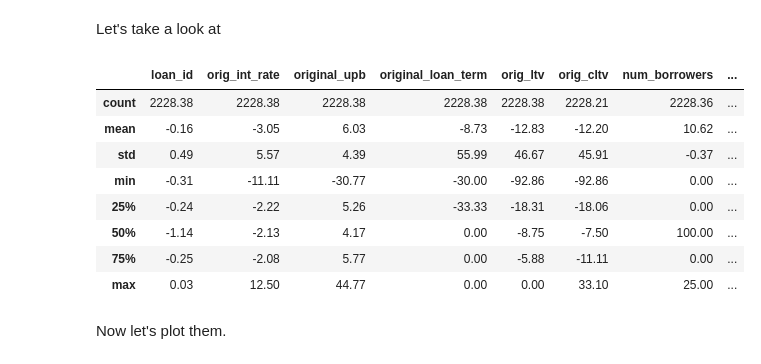
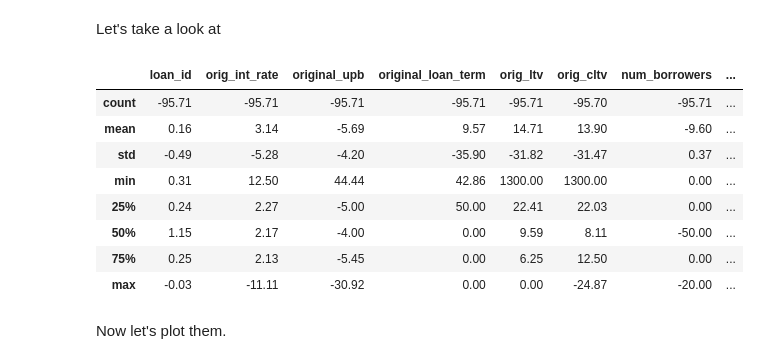
Before and after one commit to jcabiles/AnalysisPractice, a Jupyter notebook: foreclosed_loans_analysis/Analysis of Foreclosed Loans.ipynb, the cells around one changed output. Cells and saved outputs as stored; diff of their text form; code cells hidden in the pictures.

Commit message:
Compare summaries of good vs bad loans

```diff
--- a/foreclosed_loans_analysis/Analysis of Foreclosed Loans.ipynb
+++ b/foreclosed_loans_analysis/Analysis of Foreclosed Loans.ipynb
@@ -134,18 +134,18 @@ bad_loans_stats
 Let's take a look at
 # %%
 # compare difference between dataframes
-df = good_loans_stats.div(bad_loans_stats).sub(1).mul(100)
-df
+compare_stats = bad_loans_stats.div(good_loans_stats).sub(1).mul(100)
+compare_stats
 # %% [output]
 |  | loan_id | orig_int_rate | original_upb | original_loan_term | orig_ltv | orig_cltv | num_borrowers | ... |
-| count | 2228.38 | 2228.38 | 2228.38 | 2228.38 | 2228.38 | 2228.21 | 2228.36 | ... |
-| mean | -0.16 | -3.05 | 6.03 | -8.73 | -12.83 | -12.20 | 10.62 | ... |
-| std | 0.49 | 5.57 | 4.39 | 55.99 | 46.67 | 45.91 | -0.37 | ... |
-| min | -0.31 | -11.11 | -30.77 | -30.00 | -92.86 | -92.86 | 0.00 | ... |
-| 25% | -0.24 | -2.22 | 5.26 | -33.33 | -18.31 | -18.06 | 0.00 | ... |
-| 50% | -1.14 | -2.13 | 4.17 | 0.00 | -8.75 | -7.50 | 100.00 | ... |
-| 75% | -0.25 | -2.08 | 5.77 | 0.00 | -5.88 | -11.11 | 0.00 | ... |
-| max | 0.03 | 12.50 | 44.77 | 0.00 | 0.00 | 33.10 | 25.00 | ... |
+| count | -95.71 | -95.71 | -95.71 | -95.71 | -95.71 | -95.70 | -95.71 | ... |
+| mean | 0.16 | 3.14 | -5.69 | 9.57 | 14.71 | 13.90 | -9.60 | ... |
+| std | -0.49 | -5.28 | -4.20 | -35.90 | -31.82 | -31.47 | 0.37 | ... |
+| min | 0.31 | 12.50 | 44.44 | 42.86 | 1300.00 | 1300.00 | 0.00 | ... |
+| 25% | 0.24 | 2.27 | -5.00 | 50.00 | 22.41 | 22.03 | 0.00 | ... |
+| 50% | 1.15 | 2.17 | -4.00 | 0.00 | 9.59 | 8.11 | -50.00 | ... |
+| 75% | 0.25 | 2.13 | -5.45 | 0.00 | 6.25 | 12.50 | 0.00 | ... |
+| max | -0.03 | -11.11 | -30.92 | 0.00 | 0.00 | -24.87 | -20.00 | ... |
 # %% [markdown]
 Now let's plot them.
 # %%
```
